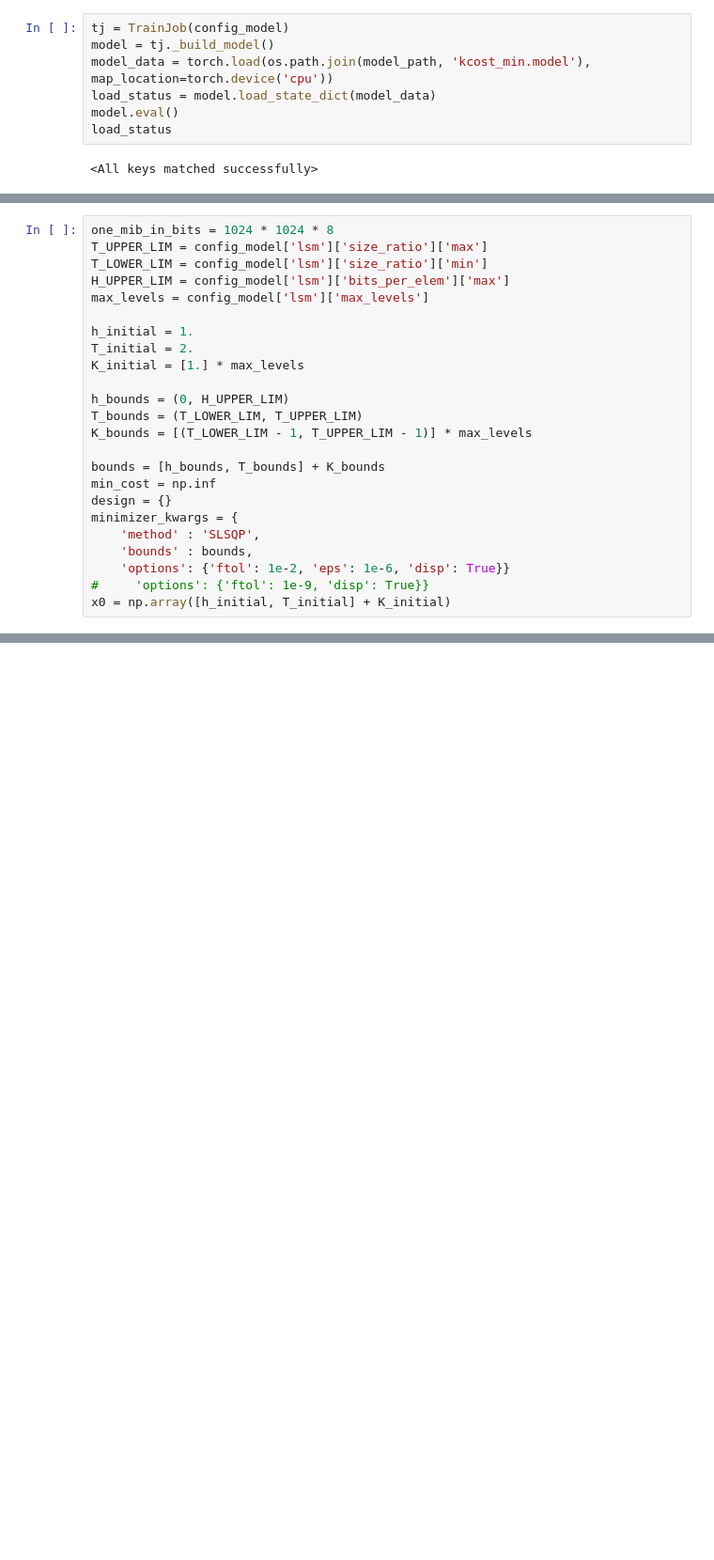
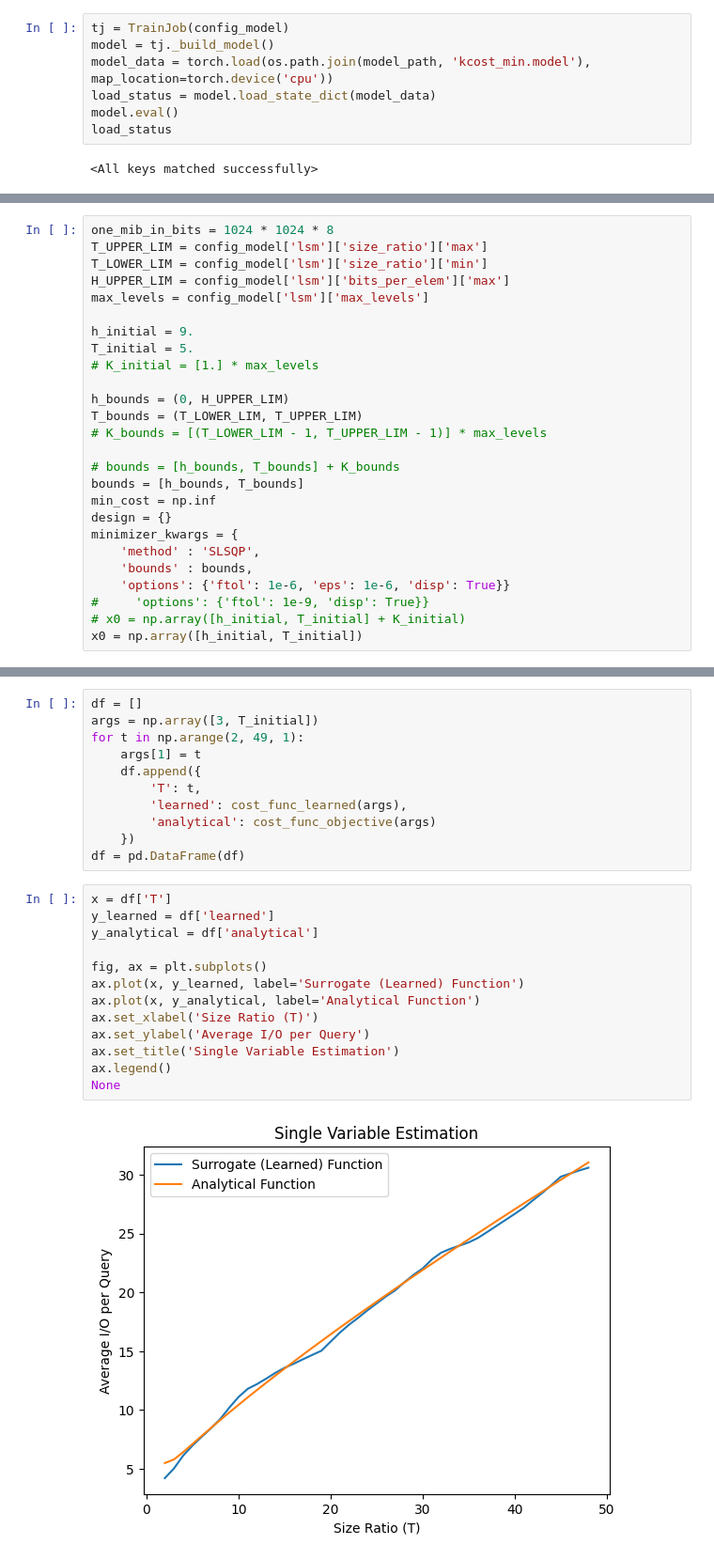
Before and after one commit to ephoris/endure-jupyter, a Jupyter notebook: model-notebooks/model-opt.ipynb, the cells around one changed output, grey strips where cells are left out. Shown at 94% size. Saved outputs shown, nothing was run; the diff lists cells and outputs as text; blank space fills up the shorter version.

```diff
--- a/model-notebooks/model-opt.ipynb
+++ b/model-notebooks/model-opt.ipynb
@@ -99,23 +78,25 @@ T_LOWER_LIM = config_model['lsm']['size_ratio']['min']
 H_UPPER_LIM = config_model['lsm']['bits_per_elem']['max']
 max_levels = config_model['lsm']['max_levels']
 
-h_initial = 1.
-T_initial = 2.
-K_initial = [1.] * max_levels
+h_initial = 9.
+T_initial = 5.
+# K_initial = [1.] * max_levels
 
 h_bounds = (0, H_UPPER_LIM)
 T_bounds = (T_LOWER_LIM, T_UPPER_LIM)
-K_bounds = [(T_LOWER_LIM - 1, T_UPPER_LIM - 1)] * max_levels
+# K_bounds = [(T_LOWER_LIM - 1, T_UPPER_LIM - 1)] * max_levels
 
-bounds = [h_bounds, T_bounds] + K_bounds
+# bounds = [h_bounds, T_bounds] + K_bounds
+bounds = [h_bounds, T_bounds]
 min_cost = np.inf
 design = {}
 minimizer_kwargs = {
     'method' : 'SLSQP',
     'bounds' : bounds,
-    'options': {'ftol': 1e-2, 'eps': 1e-6, 'disp': True}}
+    'options': {'ftol': 1e-6, 'eps': 1e-6, 'disp': True}}
 #     'options': {'ftol': 1e-9, 'disp': True}}
-x0 = np.array([h_initial, T_initial] + K_initial)
+# x0 = np.array([h_initial, T_initial] + K_initial)
+x0 = np.array([h_initial, T_initial])
 # %%
 cost_func_learned(x0), cost_func_objective(x0)
 # %% [output]
@@ -150,0 +160,26 @@ Optimization terminated successfully    (Exit mode 0)
+# %%
+df = []
+args = np.array([3, T_initial])
+for t in np.arange(2, 49, 1):
+    args[1] = t
+    df.append({
+        'T': t,
+        'learned': cost_func_learned(args),
+        'analytical': cost_func_objective(args)
+    })
+df = pd.DataFrame(df)
+# %%
+x = df['T']
+y_learned = df['learned']
+y_analytical = df['analytical']
+
+fig, ax = plt.subplots()
+ax.plot(x, y_learned, label='Surrogate (Learned) Function')
+ax.plot(x, y_analytical, label='Analytical Function')
+ax.set_xlabel('Size Ratio (T)')
+ax.set_ylabel('Average I/O per Query')
+ax.set_title('Single Variable Estimation')
+ax.legend()
+None
+# %% [output]
+[figure, added]
```
Also changed, not shown: parts of 10 cells of this notebook, 1 other file.
